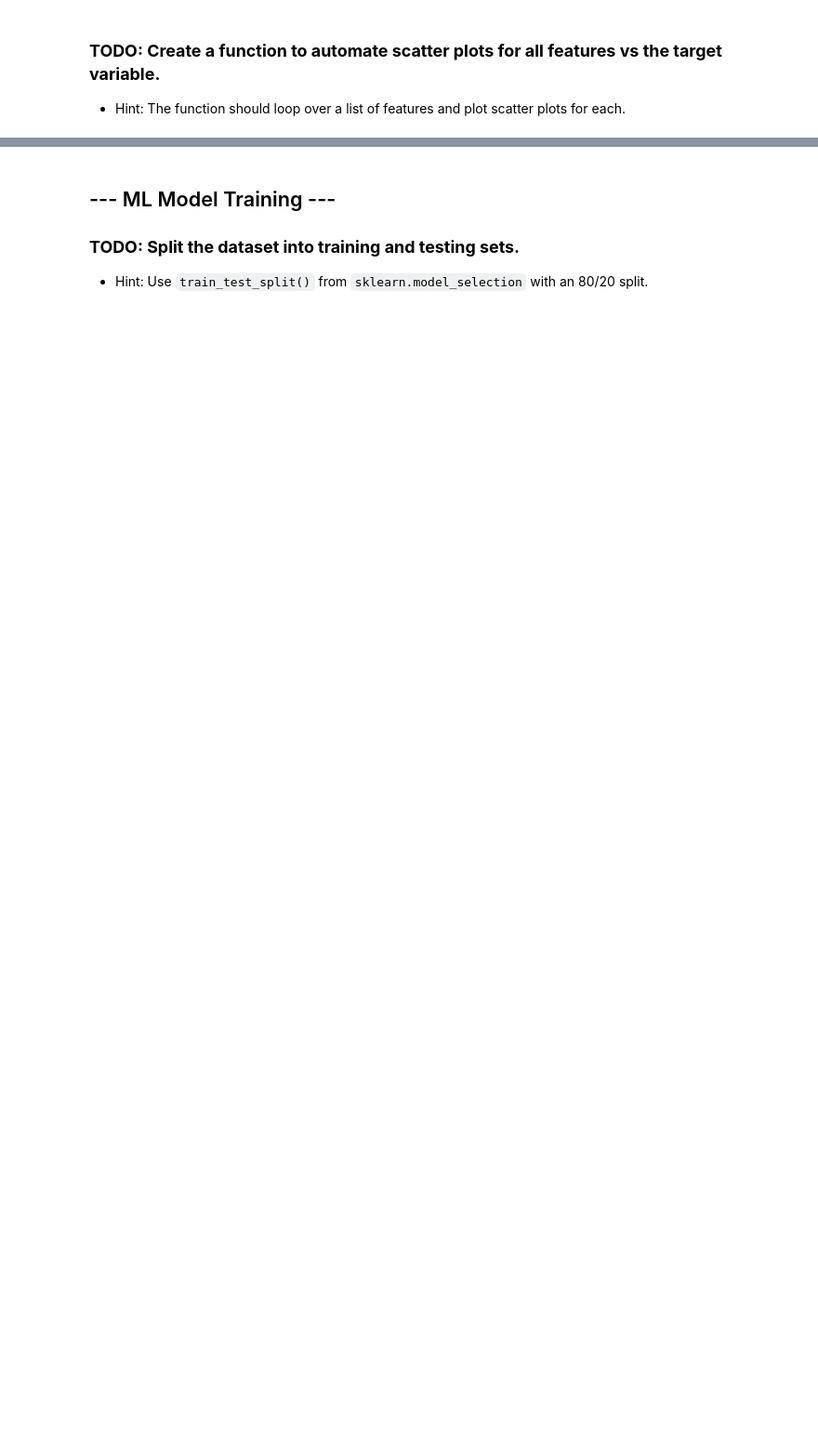
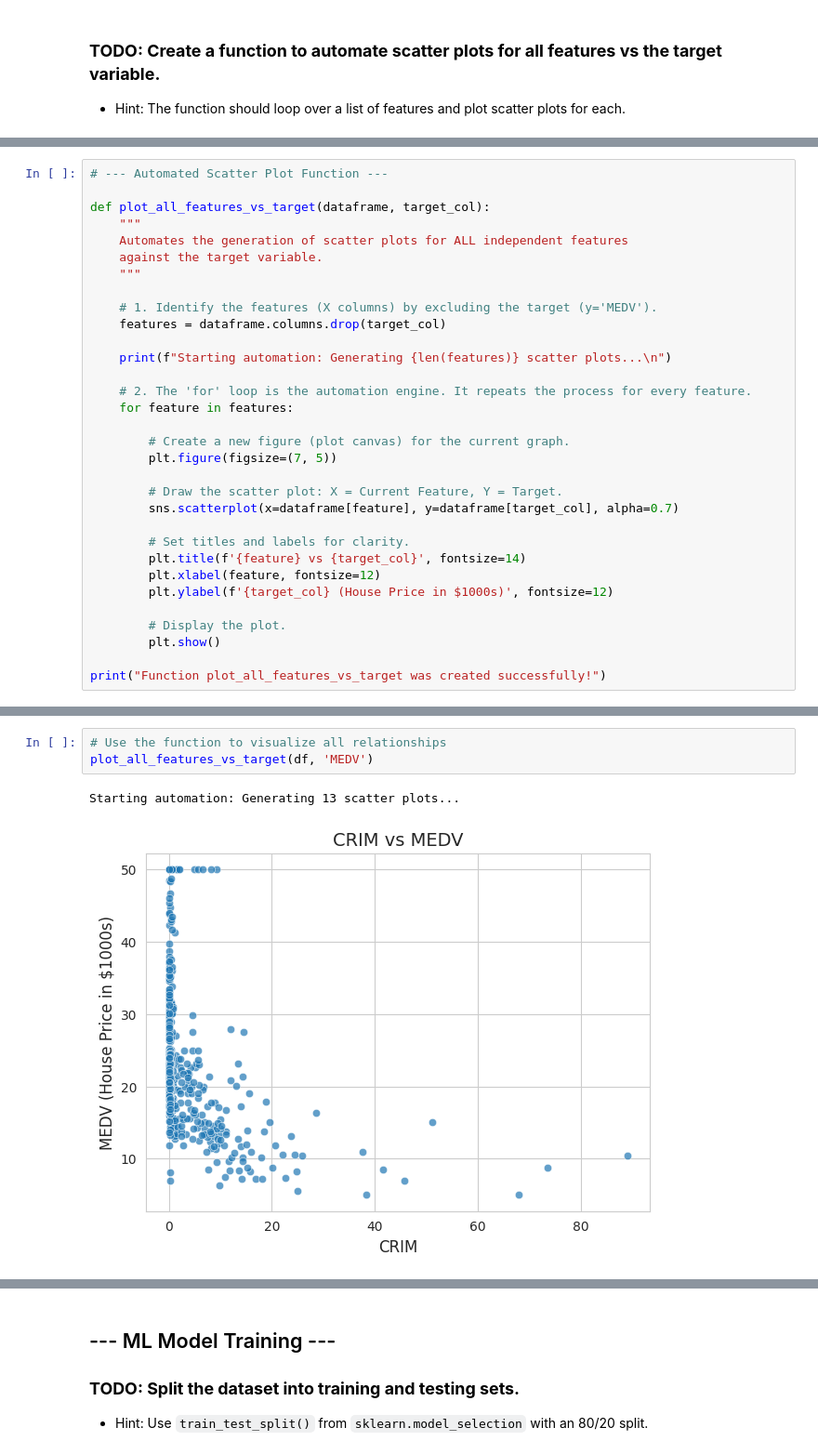
Before and after one commit to flaviarbatista/Assignments, a Jupyter notebook: Assignment_7.ipynb, the cells around one changed output, grey strips where cells are left out. Shown at 93% size. Cells and saved outputs as stored; diff of their text form; blank space fills up the shorter version.

```diff
--- a/Assignment_7.ipynb
+++ b/Assignment_7.ipynb
@@ -158,0 +273,32 @@ print(df.isnull().sum())
+# %%
+# --- Automated Scatter Plot Function ---
+
+def plot_all_features_vs_target(dataframe, target_col):
+    """
+    Automates the generation of scatter plots for ALL independent features
+    against the target variable.
+    """
+
+    # 1. Identify the features (X columns) by excluding the target (y='MEDV').
+    features = dataframe.columns.drop(target_col)
+
+    print(f"Starting automation: Generating {len(features)} scatter plots...\n")
+
+    # 2. The 'for' loop is the automation engine. It repeats the process for every feature.
+    for feature in features:
+
+        # Create a new figure (plot canvas) for the current graph.
+        plt.figure(figsize=(7, 5))
+
+        # Draw the scatter plot: X = Current Feature, Y = Target.
+        sns.scatterplot(x=dataframe[feature], y=dataframe[target_col], alpha=0.7)
+
+        # Set titles and labels for clarity.
+        plt.title(f'{feature} vs {target_col}', fontsize=14)
+        plt.xlabel(feature, fontsize=12)
+        plt.ylabel(f'{target_col} (House Price in $1000s)', fontsize=12)
+
+        # Display the plot.
+        plt.show()
+
+print("Function plot_all_features_vs_target was created successfully!")
@@ -162 +310,7 @@ print(df.isnull().sum())
 - Target: `MEDV`
+# %%
+# Use the function to visualize all relationships
+plot_all_features_vs_target(df, 'MEDV')
+# %% [output]
+Starting automation: Generating 13 scatter plots...
+[figure, added]
```
Also changed, not shown: parts of 33 cells of this notebook.
